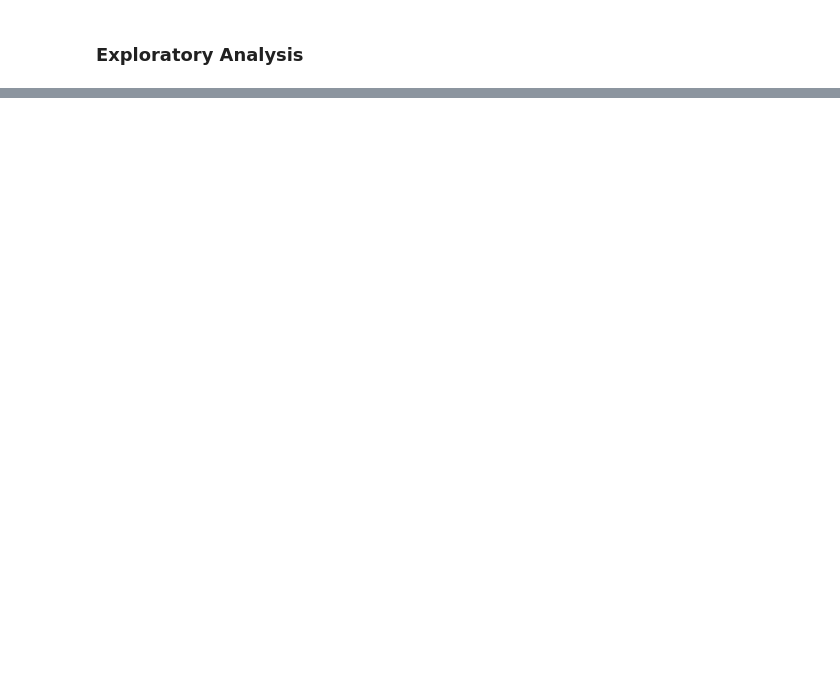
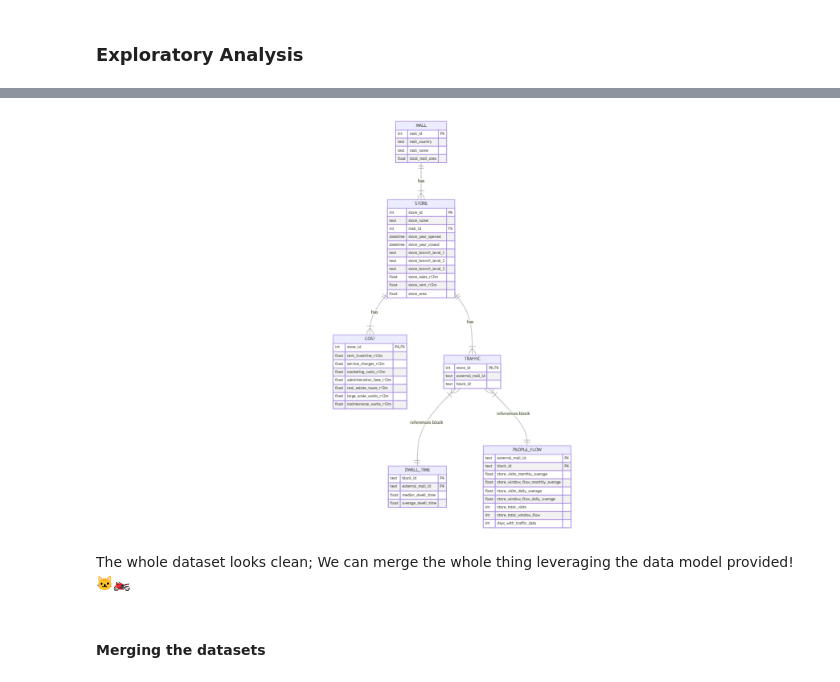
Before and after one commit to JokyHub/Data-Challenge-URW-HEC, a Jupyter notebook: notebooks/notebook-eda.ipynb, the cells around one changed output, grey strips where cells are left out. Cells and saved outputs as stored; diff of their text form; code cells hidden in the pictures; blank space fills up the shorter version.

Commit message:
Simple exploration before merging data

```diff
--- a/notebooks/notebook-eda.ipynb
+++ b/notebooks/notebook-eda.ipynb
@@ -29,0 +179,10 @@ store_data = store_data.drop_duplicates()
+# %%
+from PIL import Image
+data_model_im = Image.open('data_model.png')
+display(data_model_im)
+# %% [output]
+[figure, added]
+# %% [markdown]
+The whole dataset looks clean; We can merge the whole thing leveraging the data model provided! 🐱‍🏍
+# %% [markdown]
+#### Merging the datasets
```
Also changed, not shown: parts of 9 cells of this notebook.
